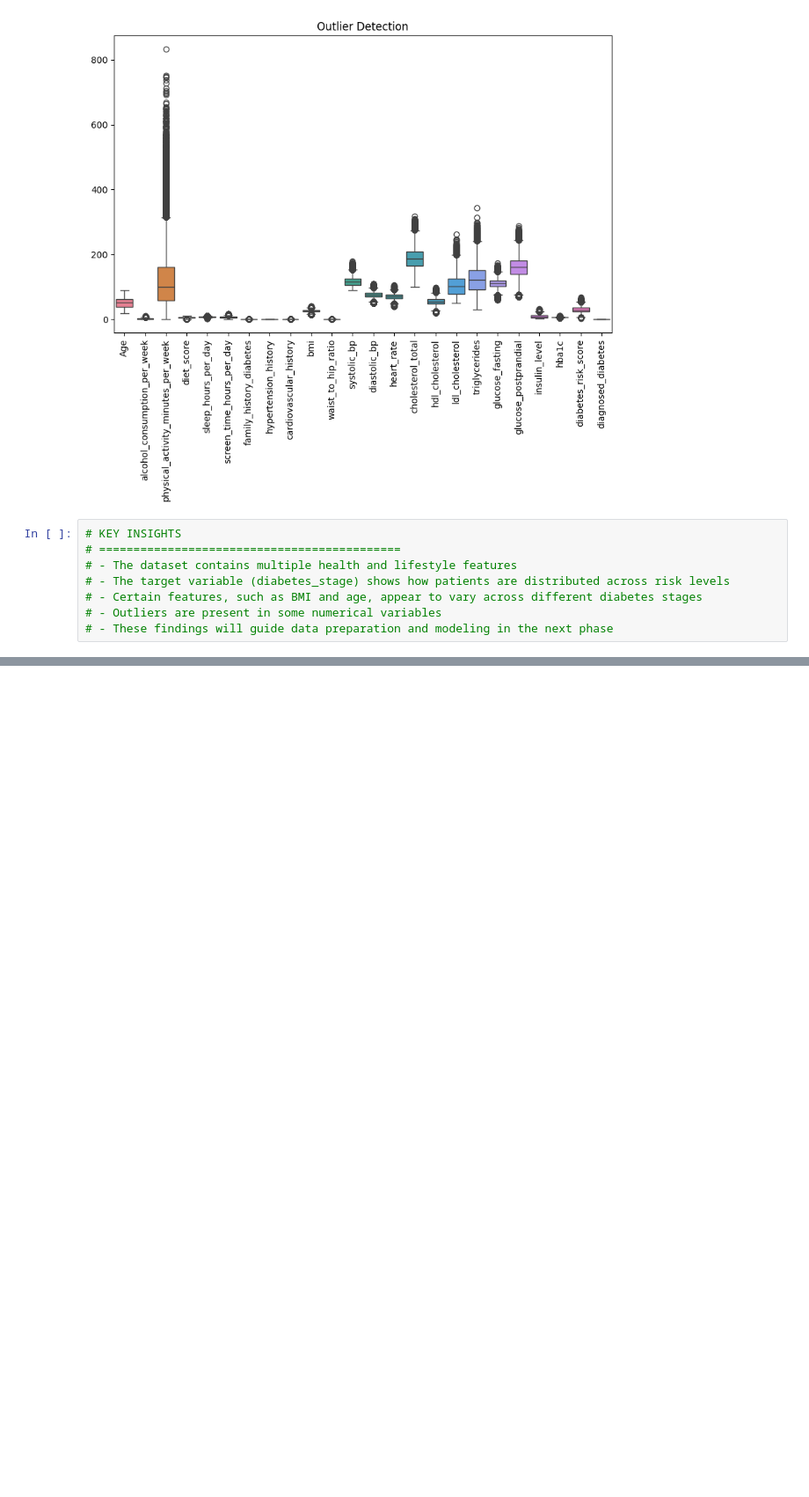
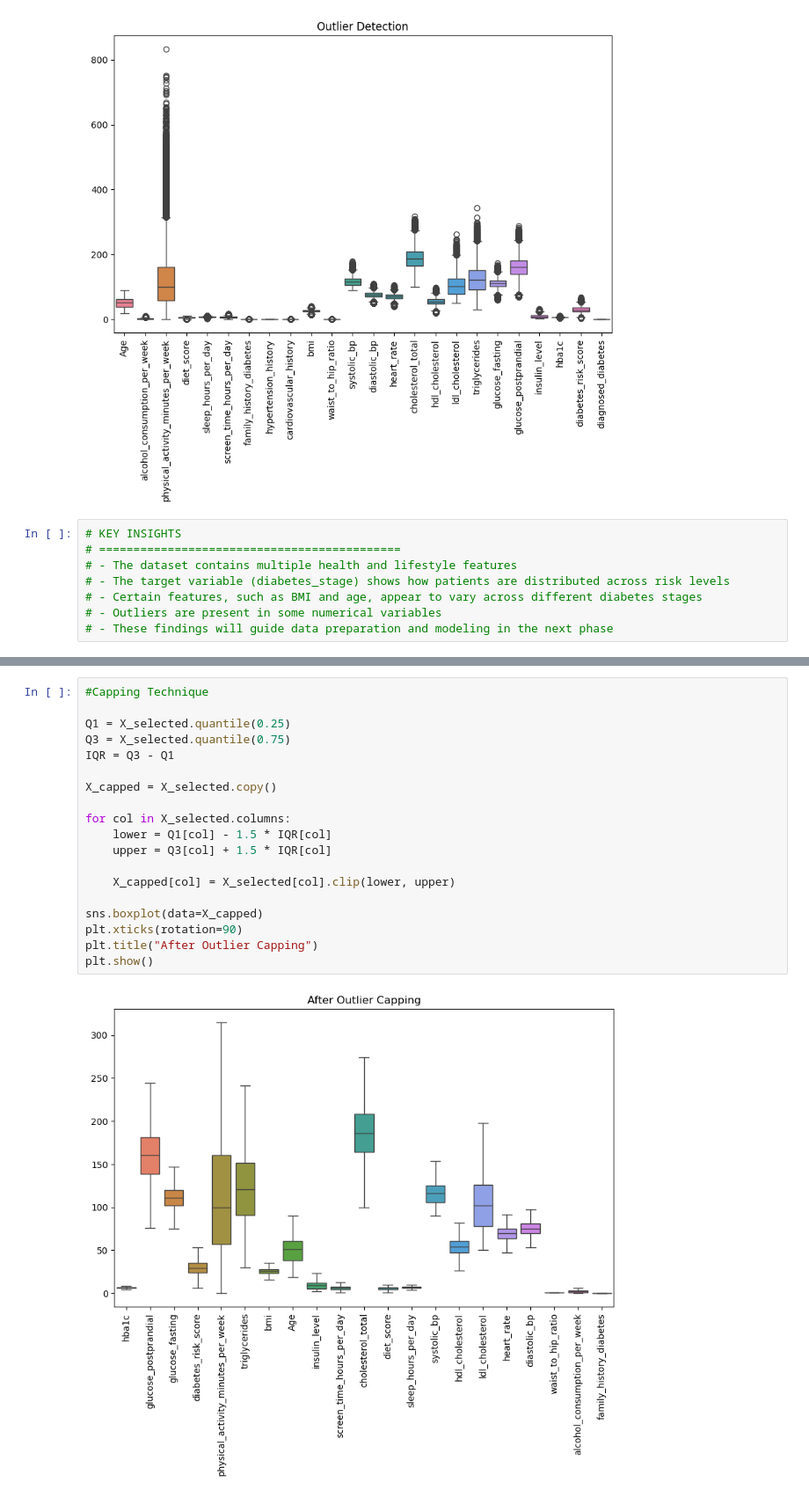
Before and after one commit to daneetjie/BC_Analytics, a Jupyter notebook: Data Understanding.ipynb, the cells around one changed output, grey strips where cells are left out. Shown at 88% size. Saved outputs shown, nothing was run; the diff lists cells and outputs as text; blank space fills up the shorter version.

```diff
--- a/Data Understanding.ipynb
+++ b/Data Understanding.ipynb
@@ -192,0 +335,21 @@ plt.show()
+# %%
+#Capping Technique
+
+Q1 = X_selected.quantile(0.25)
+Q3 = X_selected.quantile(0.75)
+IQR = Q3 - Q1
+
+X_capped = X_selected.copy()
+
+for col in X_selected.columns:
+    lower = Q1[col] - 1.5 * IQR[col]
+    upper = Q3[col] + 1.5 * IQR[col]
+
+    X_capped[col] = X_selected[col].clip(lower, upper)
+
+sns.boxplot(data=X_capped)
+plt.xticks(rotation=90)
+plt.title("After Outlier Capping")
+plt.show()
+# %% [output]
+[figure, added]
```
Also changed, not shown: parts of 14 cells of this notebook.
